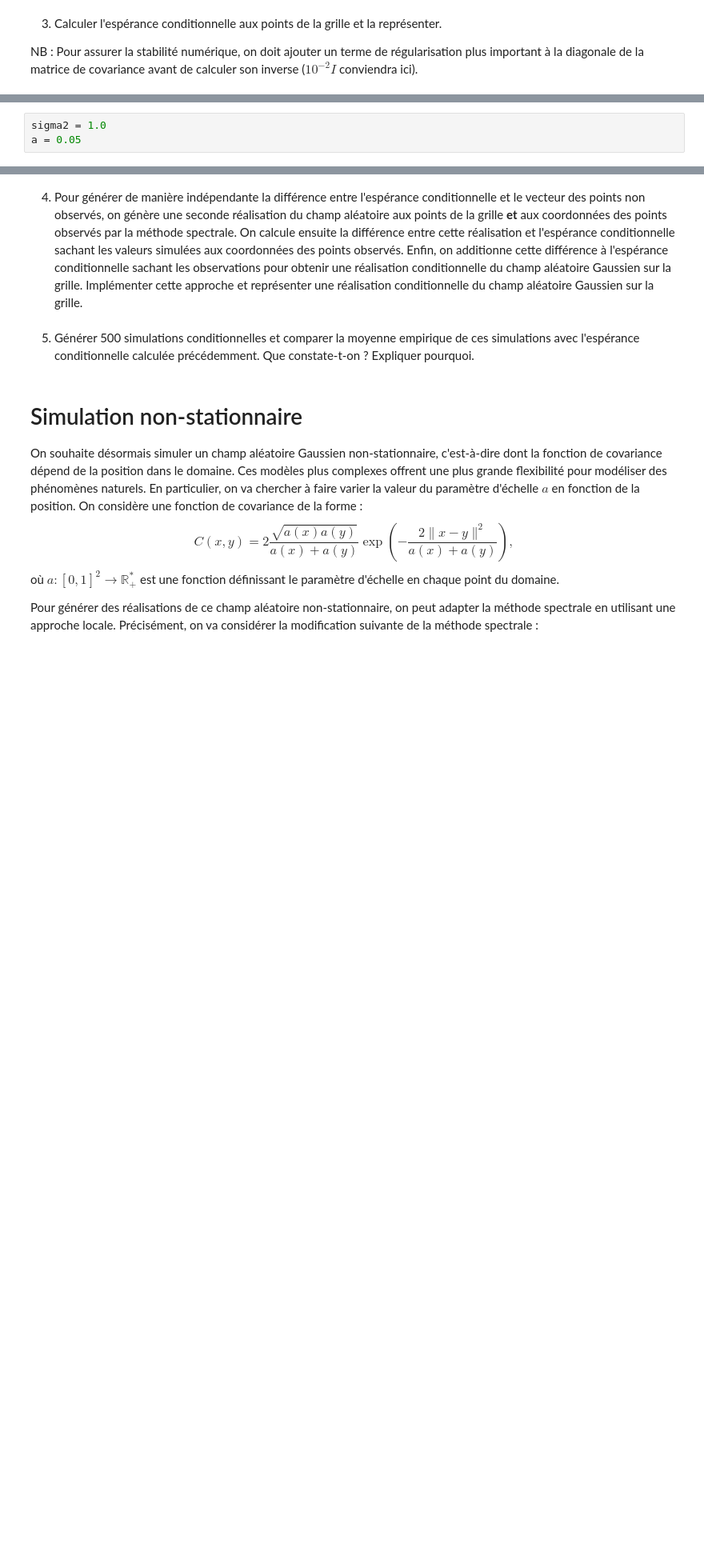
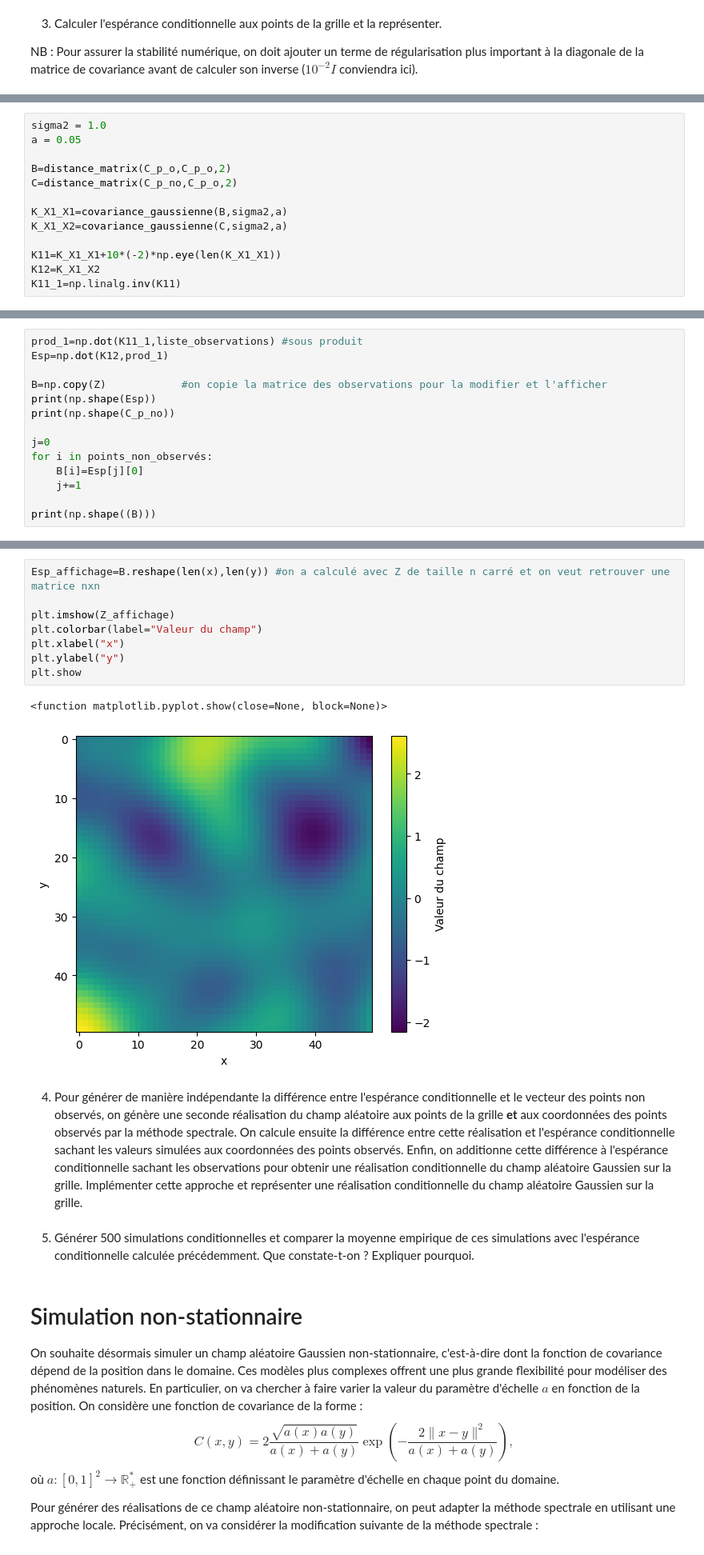
Before and after one commit to Zahrrock/proba, a Jupyter notebook: Projet Probabilités.ipynb, the cells around one changed output, grey strips where cells are left out. Shown at 80% size. Drawn from its saved outputs; the diff is of its cells as text; blank space fills up the shorter version.

```diff
--- a/Projet Probabilités.ipynb
+++ b/Projet Probabilités.ipynb
@@ -215,3 +229,13 @@ NB : Pour assurer la stabilité numérique, on doit ajouter un terme de régular
 # %%
 sigma2 = 1.0
 a = 0.05
+
+B=distance_matrix(C_p_o,C_p_o,2)
+C=distance_matrix(C_p_no,C_p_o,2)
+
+K_X1_X1=covariance_gaussienne(B,sigma2,a)
+K_X1_X2=covariance_gaussienne(C,sigma2,a)
+
+K11=K_X1_X1+10*(-2)*np.eye(len(K_X1_X1))
+K12=K_X1_X2
+K11_1=np.linalg.inv(K11)
@@ -217,0 +244,14 @@ a = 0.05
+# %%
+prod_1=np.dot(K11_1,liste_observations) #sous produit
+Esp=np.dot(K12,prod_1)
+
+B=np.copy(Z)            #on copie la matrice des observations pour la modifier et l'afficher
+print(np.shape(Esp))
+print(np.shape(C_p_no))
+
+j=0
+for i in points_non_observés:
+    B[i]=Esp[j][0]
+    j+=1
+
+print(np.shape((B)))
@@ -218,3 +262,14 @@ a = 0.05
+# %%
+Esp_affichage=B.reshape(len(x),len(y)) #on a calculé avec Z de taille n carré et on veut retrouver une matrice nxn
+
+plt.imshow(Z_affichage)
+plt.colorbar(label="Valeur du champ")
+plt.xlabel("x")
+plt.ylabel("y")
+plt.show
+# %% [output]
+<function matplotlib.pyplot.show(close=None, block=None)>
+[figure, added]
 # %% [markdown]
 4. Pour générer de manière indépendante la différence entre l'espérance conditionnelle et le vecteur des points non observés, on génère une seconde réalisation du champ aléatoire aux points de la grille **et** aux coordonnées des points observés par la méthode spectrale. On calcule ensuite la différence entre cette réalisation et l'espérance conditionnelle sachant les valeurs simulées aux coordonnées des points observés. Enfin, on additionne cette différence à l'espérance conditionnelle sachant les observations pour obtenir une réalisation conditionnelle du champ aléatoire Gaussien sur la grille. Implémenter cette approche et représenter une réalisation conditionnelle du champ aléatoire Gaussien sur la grille.
 # %% [markdown]
```
Also changed, not shown: parts of 11 cells of this notebook.
